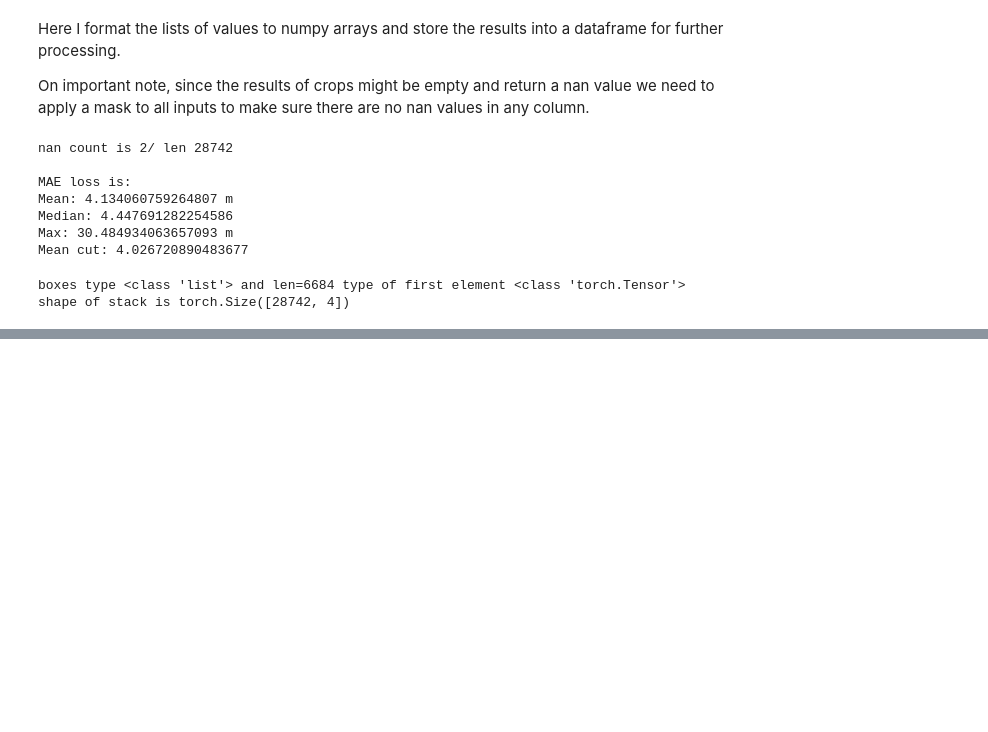
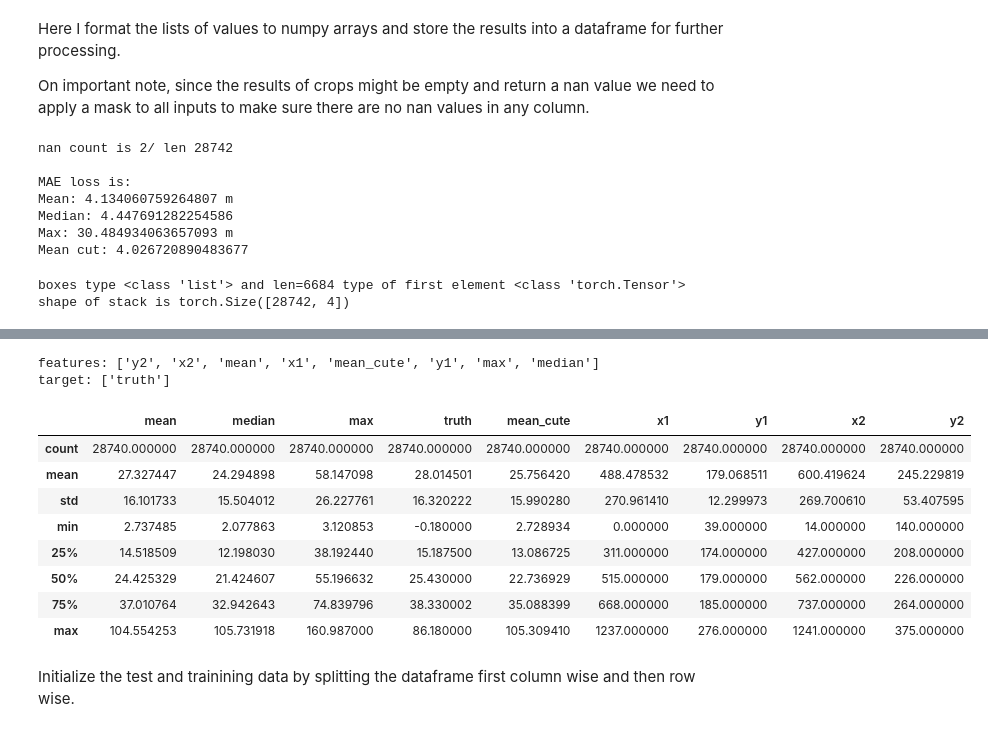
Before and after one commit to TPdkr/thesis, a Jupyter notebook: src/da_model.ipynb, the cells around one changed output, grey strips where cells are left out. Saved outputs shown, nothing was run; the diff lists cells and outputs as text; code cells hidden in the pictures; blank space fills up the shorter version.

```diff
--- a/src/da_model.ipynb
+++ b/src/da_model.ipynb
@@ -324,0 +329,23 @@ data.to_csv("../data/depths_de_all.csv", index=False)
+# %%
+data = pd.read_csv("../data/depths_de_all.csv")
+
+target = ["truth"]
+features = list(set(data.columns)-set(target))
+
+print(f"features: {features}\ntarget: {target}")
+
+data.describe()
+# %% [output]
+features: ['y2', 'x2', 'mean', 'x1', 'mean_cute', 'y1', 'max', 'median']
+target: ['truth']
+|  | mean | median | max | truth | mean_cute | x1 | y1 | x2 | y2 |
+| count | 28740.000000 | 28740.000000 | 28740.000000 | 28740.000000 | 28740.000000 | 28740.000000 | 28740.000000 | 28740.000000 | 28740.000000 |
+| mean | 27.327447 | 24.294898 | 58.147098 | 28.014501 | 25.756420 | 488.478532 | 179.068511 | 600.419624 | 245.229819 |
+| std | 16.101733 | 15.504012 | 26.227761 | 16.320222 | 15.990280 | 270.961410 | 12.299973 | 269.700610 | 53.407595 |
+| min | 2.737485 | 2.077863 | 3.120853 | -0.180000 | 2.728934 | 0.000000 | 39.000000 | 14.000000 | 140.000000 |
+| 25% | 14.518509 | 12.198030 | 38.192440 | 15.187500 | 13.086725 | 311.000000 | 174.000000 | 427.000000 | 208.000000 |
+| 50% | 24.425329 | 21.424607 | 55.196632 | 25.430000 | 22.736929 | 515.000000 | 179.000000 | 562.000000 | 226.000000 |
+| 75% | 37.010764 | 32.942643 | 74.839796 | 38.330002 | 35.088399 | 668.000000 | 185.000000 | 737.000000 | 264.000000 |
+| max | 104.554253 | 105.731918 | 160.987000 | 86.180000 | 105.309410 | 1237.000000 | 276.000000 | 1241.000000 | 375.000000 |
+# %% [markdown]
+Initialize the test and trainining data by splitting the dataframe first column wise and then row wise.
```
Also changed, not shown: parts of 5 cells of this notebook, 1 other file.
